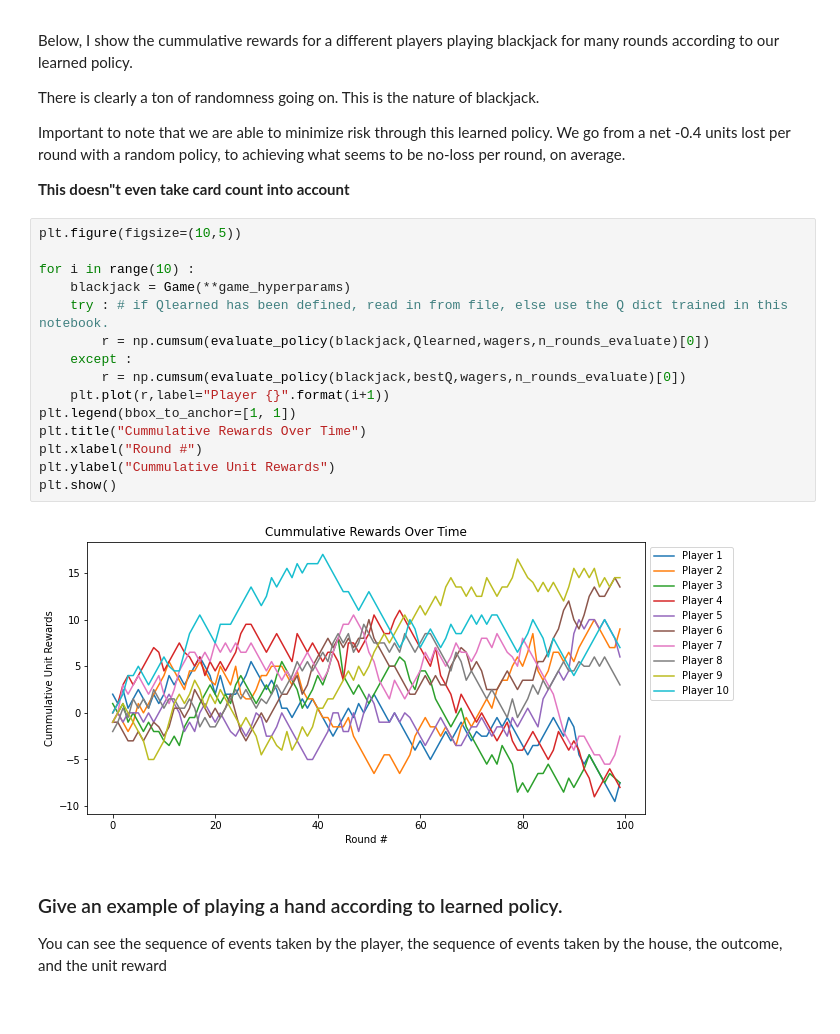
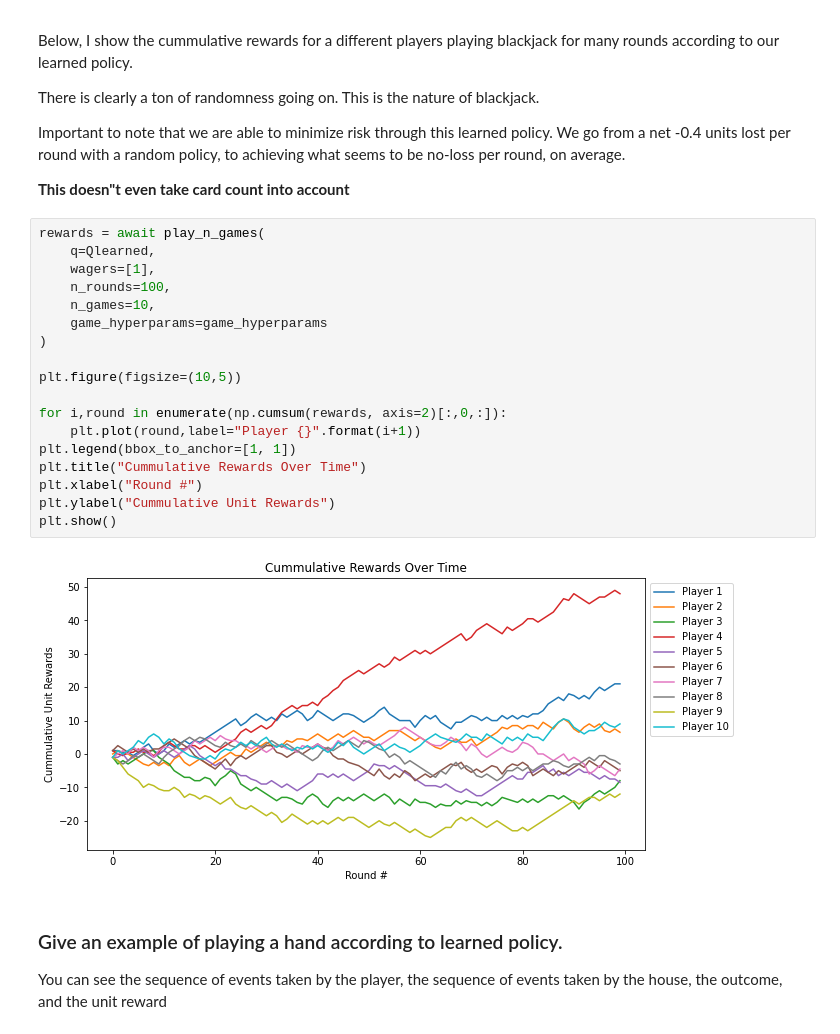
Before and after one commit to petersim1/Blackjack_RL, a Jupyter notebook: Blackjack.ipynb, the cells around one changed output. Drawn from its saved outputs; the diff is of its cells as text.

```diff
--- a/Blackjack.ipynb
+++ b/Blackjack.ipynb
@@ -478,22 +272,25 @@ Important to note that we are able to minimize risk through this learned policy.
 
 **This doesn"t even take card count into account**
 # %%
+rewards = await play_n_games(
+    q=Qlearned,
+    wagers=[1],
+    n_rounds=100,
+    n_games=10,
+    game_hyperparams=game_hyperparams
+)
+
 plt.figure(figsize=(10,5))
 
-for i in range(10) :
-    blackjack = Game(**game_hyperparams)
-    try : # if Qlearned has been defined, read in from file, else use the Q dict trained in this notebook.
-        r = np.cumsum(evaluate_policy(blackjack,Qlearned,wagers,n_rounds_evaluate)[0])
-    except :
-        r = np.cumsum(evaluate_policy(blackjack,bestQ,wagers,n_rounds_evaluate)[0])
-    plt.plot(r,label="Player {}".format(i+1))
+for i,round in enumerate(np.cumsum(rewards, axis=2)[:,0,:]):
+    plt.plot(round,label="Player {}".format(i+1))
 plt.legend(bbox_to_anchor=[1, 1])
 plt.title("Cummulative Rewards Over Time")
 plt.xlabel("Round #")
 plt.ylabel("Cummulative Unit Rewards")
 plt.show()
 # %% [output]
-[figure, old version]
+[figure, new version]
 # %% [markdown]
 ### Give an example of playing a hand according to learned policy.
 
```
Also changed, not shown: parts of 28 cells of this notebook, 9 other files.
